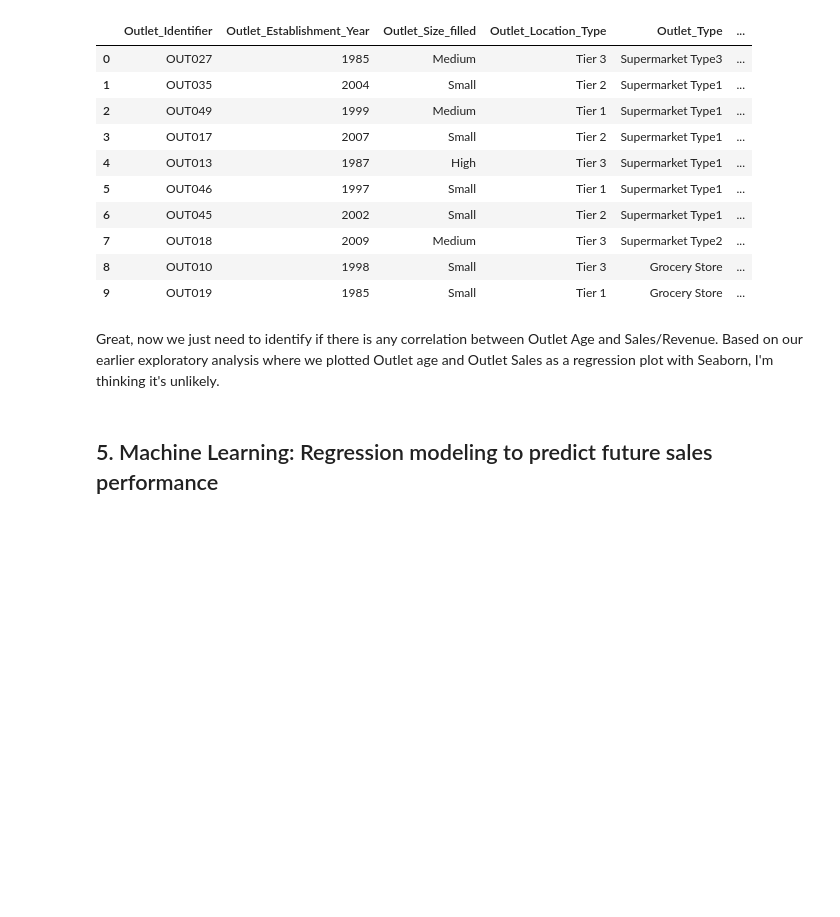
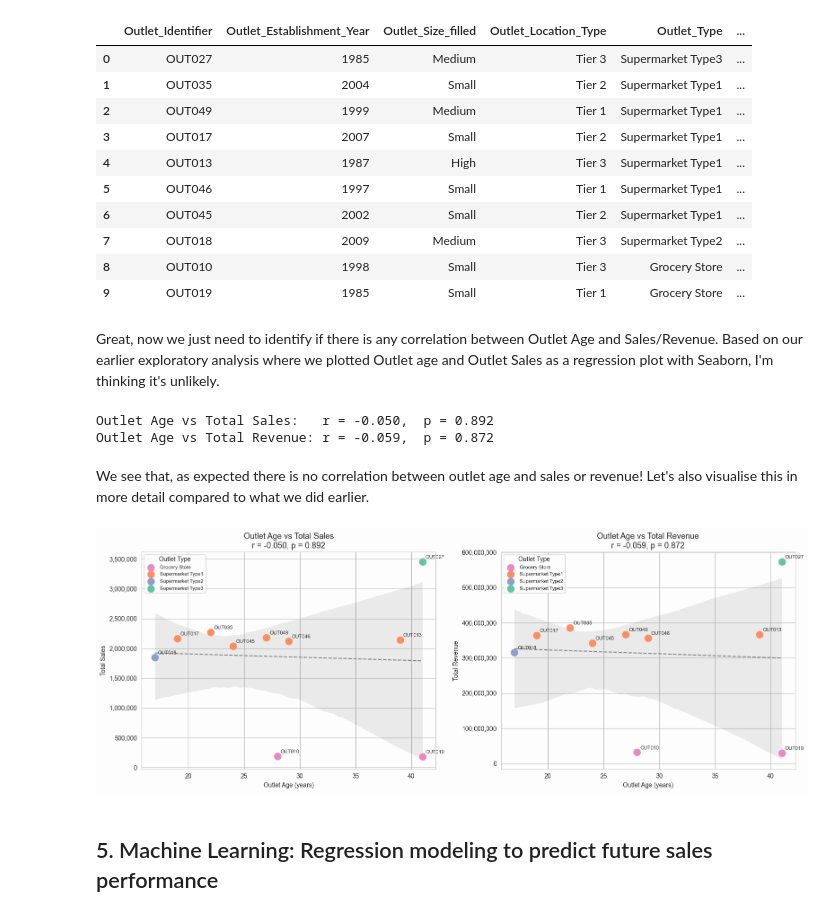
Before and after one commit to JohnK-au/Big-Mart-Data-Science-Project, a Jupyter notebook: scripts/Big-Mart-Analysis.ipynb, the cells around one changed output. Drawn from its saved outputs; the diff is of its cells as text; code cells hidden in the pictures; blank space fills up the shorter version.

Commit message:
Feature: Added analysis to identify any correlations or lack thereof between Outlet age and sales/revenue.

```diff
--- a/scripts/Big-Mart-Analysis.ipynb
+++ b/scripts/Big-Mart-Analysis.ipynb
@@ -418,6 +418,55 @@ outlet_summary
 | 9 | OUT019 | 1985 | Small | Tier 1 | Grocery Store | ... |
 # %% [markdown]
 Great, now we just need to identify if there is any correlation between Outlet Age and Sales/Revenue. Based on our earlier exploratory analysis where we plotted Outlet age and Outlet Sales as a regression plot with Seaborn, I'm thinking it's unlikely.
+# %%
+# First let's load in the necessary libraries for statistical analysis via scipy
+from scipy import stats
+
+# Now let's calculate the pearson correlation between Outlet_Age and Total_Sales and Total_Revenue
+r_sales, p_sales = stats.pearsonr(outlet_summary['Outlet_Age'], outlet_summary['Total_Sales'])
+r_revenue, p_revenue = stats.pearsonr(outlet_summary['Outlet_Age'], outlet_summary['Total_Revenue'])
+
+print(f"Outlet Age vs Total Sales:   r = {r_sales:.3f},  p = {p_sales:.3f}")
+print(f"Outlet Age vs Total Revenue: r = {r_revenue:.3f},  p = {p_revenue:.3f}")
+# %% [output]
+Outlet Age vs Total Sales:   r = -0.050,  p = 0.892
+Outlet Age vs Total Revenue: r = -0.059,  p = 0.872
+# %% [markdown]
+We see that, as expected there is no correlation between outlet age and sales or revenue! Let's also visualise this in more detail compared to what we did earlier.
+# %%
+# Scatter + regression plots coloured by Outlet_Type to surface any confounding effect
+fig, axes = plt.subplots(1, 2, figsize=(16, 6))
+
+outlet_types = outlet_summary['Outlet_Type'].unique()
+palette = dict(zip(outlet_types, sns.color_palette('Set2', len(outlet_types))))
+
+for ax, y_col, title, ylabel, r, p in [
+    (axes[0], 'Total_Sales',   'Outlet Age vs Total Sales',   'Total Sales',   r_sales,   p_sales),
+    (axes[1], 'Total_Revenue', 'Outlet Age vs Total Revenue', 'Total Revenue', r_revenue, p_revenue),
+]:
+    # Regression line across all outlets
+    sns.regplot(x='Outlet_Age', y=y_col, data=outlet_summary,
+                scatter=False, color='gray', line_kws={'linestyle': '--', 'linewidth': 1.5}, ax=ax)
+
+    # Points coloured by outlet type
+    for otype, group in outlet_summary.groupby('Outlet_Type'):
+        ax.scatter(group['Outlet_Age'], group[y_col],
+                   label=otype, color=palette[otype], s=120, zorder=5)
+        for _, row in group.iterrows():
+            ax.annotate(row['Outlet_Identifier'],
+                        xy=(row['Outlet_Age'], row[y_col]),
+                        xytext=(5, 5), textcoords='offset points', fontsize=8)
+
+    ax.set_title(f"{title}\nr = {r:.3f}, p = {p:.3f}", fontsize=13)
+    ax.set_xlabel("Outlet Age (years)")
+    ax.set_ylabel(ylabel)
+    ax.yaxis.set_major_formatter(plt.FuncFormatter(lambda x, _: f'{x:,.0f}'))
+    ax.legend(title='Outlet Type', fontsize=8)
+
+plt.tight_layout()
+plt.show()
+# %% [output]
+[figure, added]
 # %% [markdown]
 ## 5. Machine Learning: Regression modeling to predict future sales performance
 # %% [markdown]
```
